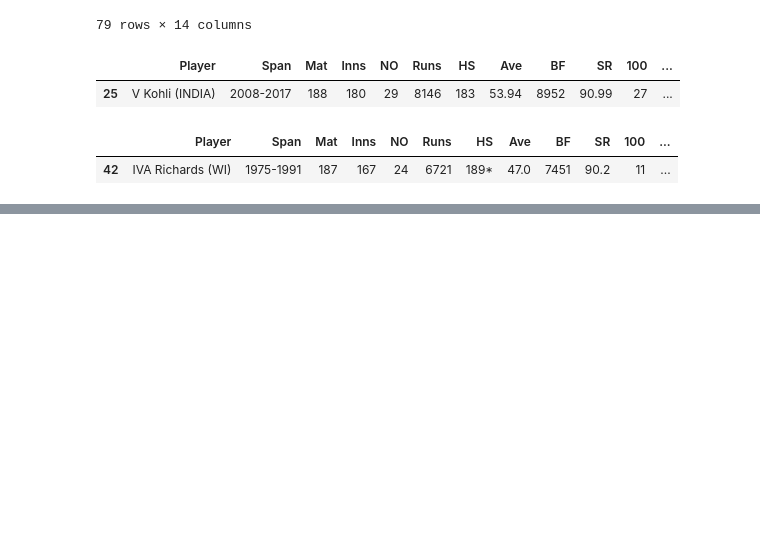
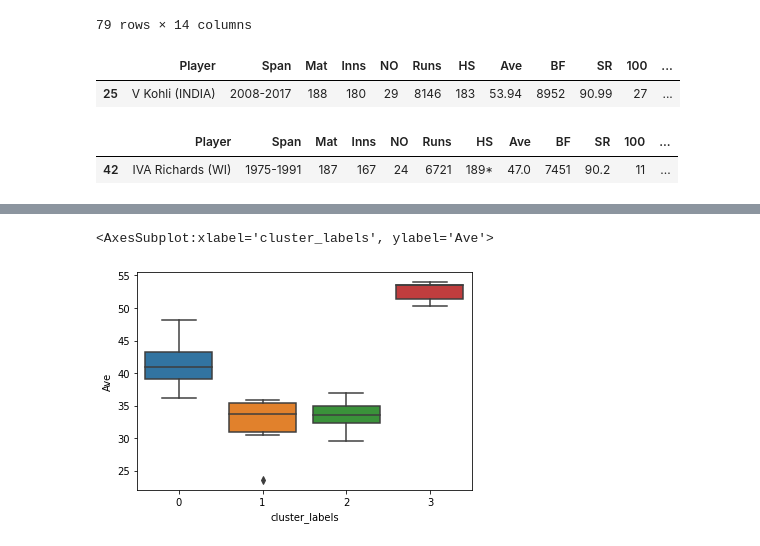
Before and after one commit to sreedevisreekumar/clustering, a Jupyter notebook: KMeansClustering.ipynb, the cells around one changed output, grey strips where cells are left out. Drawn from its saved outputs; the diff is of its cells as text; code cells hidden in the pictures; blank space fills up the shorter version.

```diff
--- a/KMeansClustering.ipynb
+++ b/KMeansClustering.ipynb
@@ -180,0 +269,6 @@ cricket_df.loc[cricket_df['Player'] == 'IVA Richards (WI)']
+# %%
+# plots
+sns.boxplot(x='cluster_labels', y='Ave', data=cricket_df)
+# %% [output]
+<AxesSubplot:xlabel='cluster_labels', ylabel='Ave'>
+[figure, added]
```
Also changed, not shown: parts of 12 cells of this notebook.
